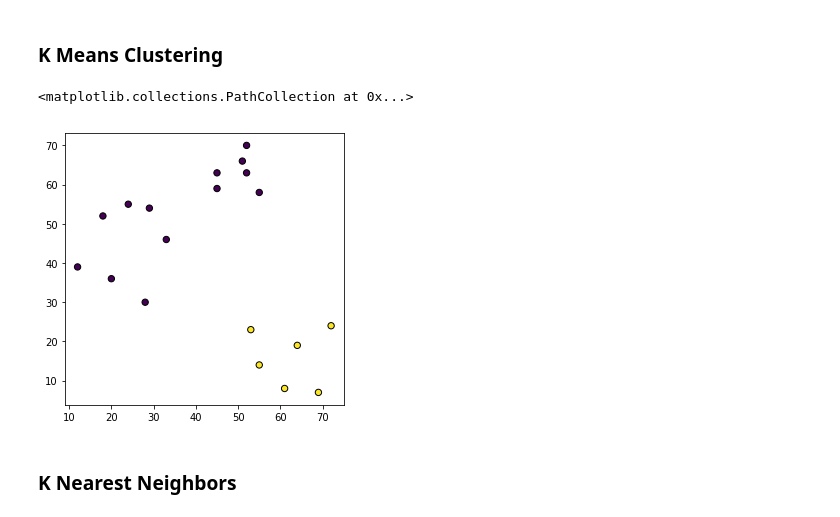
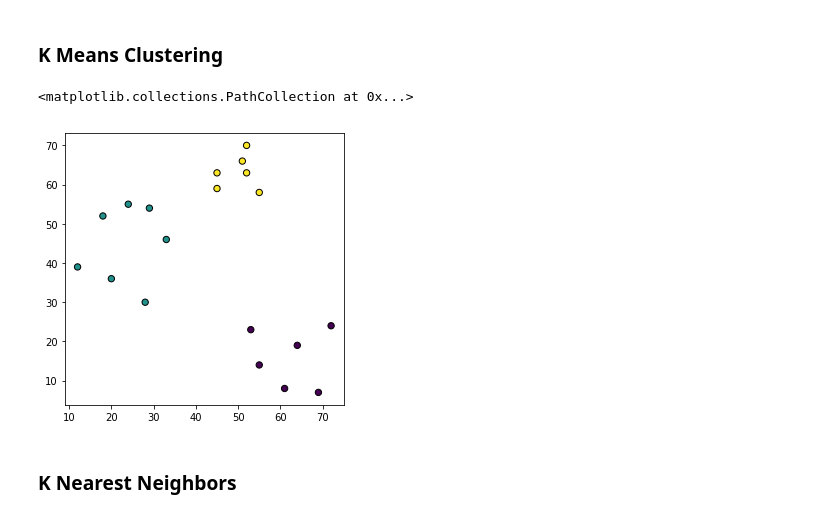
Before and after one commit to kttian/hcs-bootcamp2, a Jupyter notebook: API_Data_Science.ipynb, the cells around one changed output. Drawn from its saved outputs; the diff is of its cells as text; code cells hidden in the pictures.

```diff
--- a/API_Data_Science.ipynb
+++ b/API_Data_Science.ipynb
@@ -96,35 +84,35 @@ df = pd.DataFrame({
     'x': [12, 20, 28, 18, 29, 33, 24, 45, 45, 52, 51, 52, 55, 53, 55, 61, 64, 69, 72],
     'y': [39, 36, 30, 52, 54, 46, 55, 59, 63, 70, 66, 63, 58, 23, 14, 8, 19, 7, 24]
 })
 
 # Alternatively, use random datasets
 """
 rands1 = [random.randint(0,100) for i in range(100)]
 rands2 = [random.randint(0,100) for i in range(100)]
 df = pd.DataFrame({
     'x': rands1,
     'y': rands2
 })
 """
 
 # Using the sklearn KMeans algorithm to group data
-kmeans = KMeans(n_clusters=2)
+kmeans = KMeans(n_clusters=3)
 kmeans.fit(df)
 
 # Accessing the central points of each group
 centroids = kmeans.cluster_centers_
 
 # Accessing the labels of each point
 labels = kmeans.labels_
 
 
 # Plotting the results below
 fig = plt.figure(figsize=(5, 5))
 ax = fig.add_subplot(1,1,1)
 ax.scatter(df['x'], df['y'], c=labels.astype(np.float), edgecolor='k', s=40)
 # %% [output]
 <matplotlib.collections.PathCollection at 0x...>
-[figure, old version]
+[figure, new version]
 # %% [markdown]
 ### K Nearest Neighbors
 # %%
```
Also changed, not shown: parts of 5 cells of this notebook, 1 other file.
